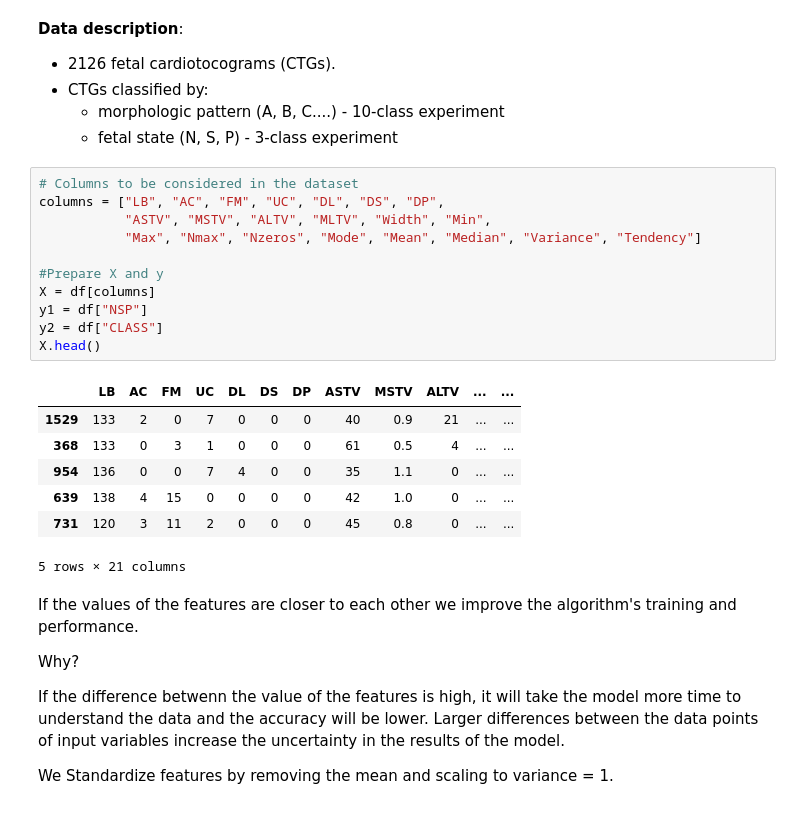
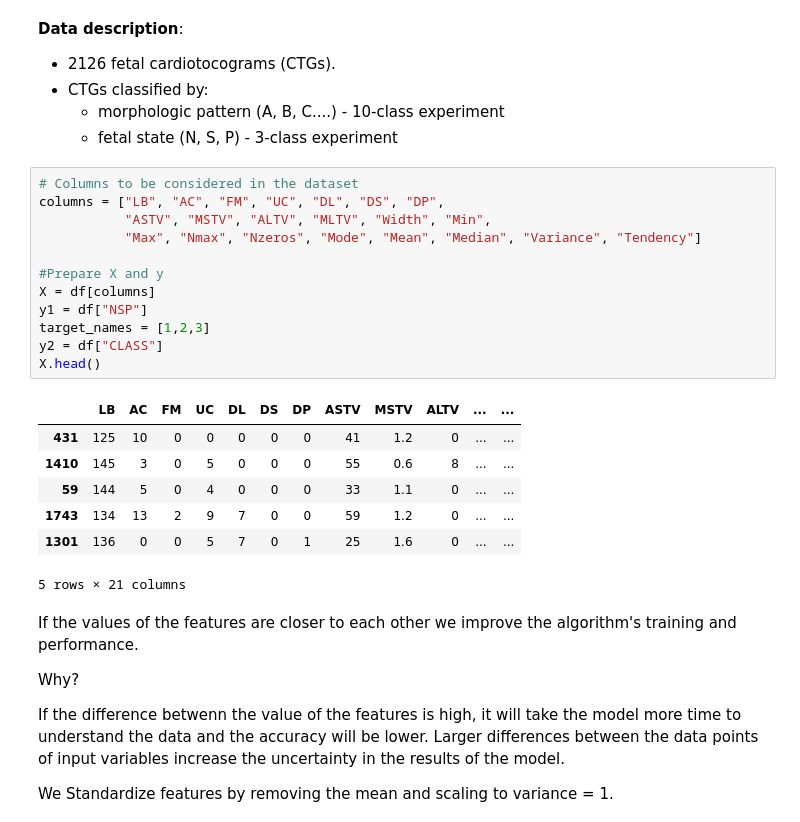
Before and after one commit to LaerteAdami/CW_Intro_AI, a Jupyter notebook: notebooks/notebook_erik.ipynb, the cells around one changed output. Drawn from its saved outputs; the diff is of its cells as text.

```diff
--- a/notebooks/notebook_erik.ipynb
+++ b/notebooks/notebook_erik.ipynb
@@ -94,21 +99,22 @@ df.head()
 # %%
 # Columns to be considered in the dataset
 columns = ["LB", "AC", "FM", "UC", "DL", "DS", "DP",
            "ASTV", "MSTV", "ALTV", "MLTV", "Width", "Min",
            "Max", "Nmax", "Nzeros", "Mode", "Mean", "Median", "Variance", "Tendency"]
 
 #Prepare X and y
 X = df[columns]
 y1 = df["NSP"]
+target_names = [1,2,3]
 y2 = df["CLASS"]
 X.head()
 # %% [output]
 |  | LB | AC | FM | UC | DL | DS | DP | ASTV | MSTV | ALTV | ... | ... |
-| 1529 | 133 | 2 | 0 | 7 | 0 | 0 | 0 | 40 | 0.9 | 21 | ... | ... |
-| 368 | 133 | 0 | 3 | 1 | 0 | 0 | 0 | 61 | 0.5 | 4 | ... | ... |
-| 954 | 136 | 0 | 0 | 7 | 4 | 0 | 0 | 35 | 1.1 | 0 | ... | ... |
-| 639 | 138 | 4 | 15 | 0 | 0 | 0 | 0 | 42 | 1.0 | 0 | ... | ... |
-| 731 | 120 | 3 | 11 | 2 | 0 | 0 | 0 | 45 | 0.8 | 0 | ... | ... |
+| 431 | 125 | 10 | 0 | 0 | 0 | 0 | 0 | 41 | 1.2 | 0 | ... | ... |
+| 1410 | 145 | 3 | 0 | 5 | 0 | 0 | 0 | 55 | 0.6 | 8 | ... | ... |
+| 59 | 144 | 5 | 0 | 4 | 0 | 0 | 0 | 33 | 1.1 | 0 | ... | ... |
+| 1743 | 134 | 13 | 2 | 9 | 7 | 0 | 0 | 59 | 1.2 | 0 | ... | ... |
+| 1301 | 136 | 0 | 0 | 5 | 7 | 0 | 1 | 25 | 1.6 | 0 | ... | ... |
 5 rows × 21 columns
 # %% [markdown]
 If the values of the features are closer to each other we improve the algorithm's training and performance.
```
Also changed, not shown: parts of 20 cells of this notebook, 1 other file.
